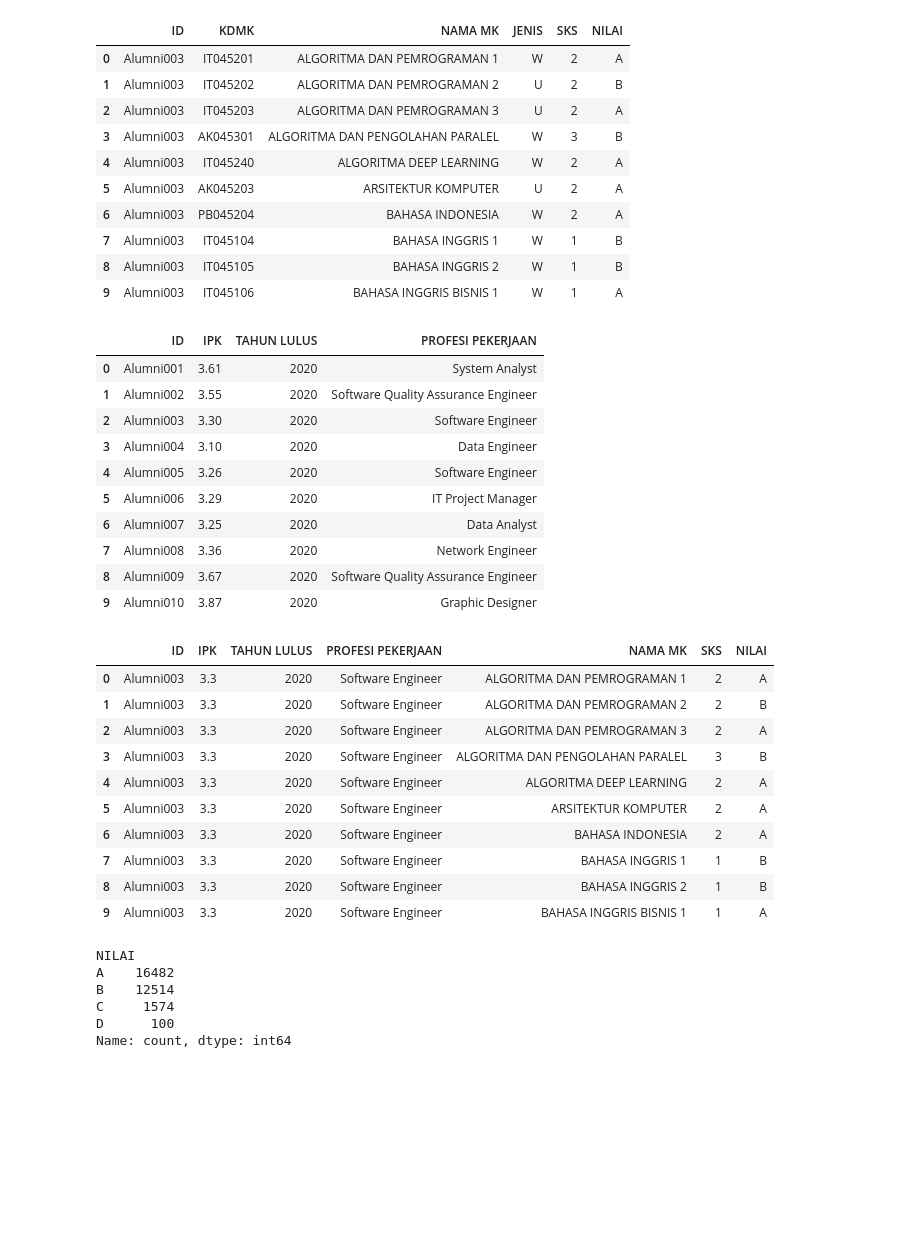
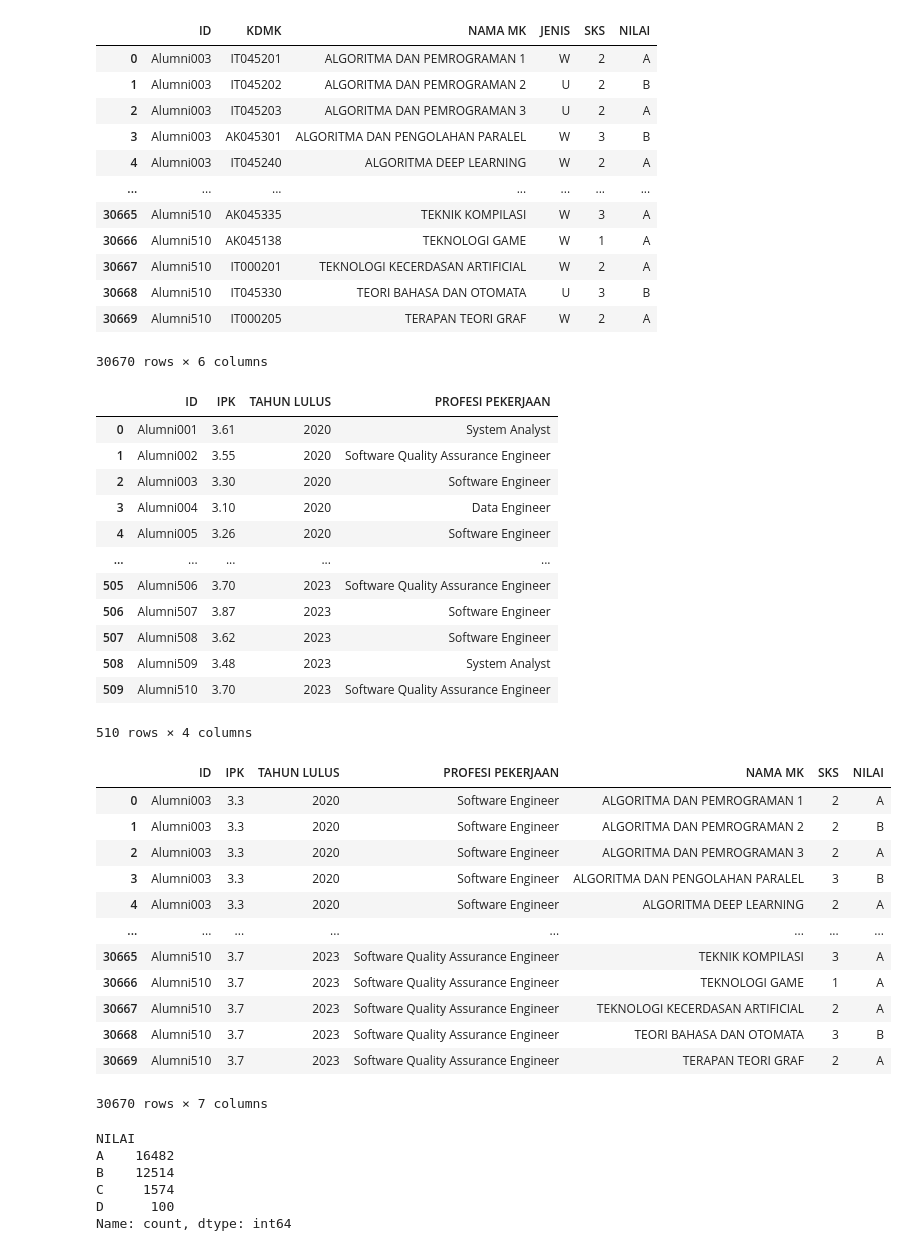
Before and after one commit to riqalter/PrediksiProfesi, a Jupyter notebook: NotebookVer2-torch-newdataset.ipynb, the cells around one changed output. Saved outputs shown, nothing was run; the diff lists cells and outputs as text; code cells hidden in the pictures; blank space fills up the shorter version.

Commit message:
update new merge dataset

```diff
--- a/NotebookVer2-torch-newdataset.ipynb
+++ b/NotebookVer2-torch-newdataset.ipynb
@@ -10,7 +10,7 @@ warnings.filterwarnings('ignore')
 data_nilai = pd.read_csv('dataset/Data Nilai Mata Kuliah Alumni Prodi Informatika Universitas Gunadarma_Ver2 - NilaiVer2.csv')
 data_profesi = pd.read_csv('dataset/Data Profil Alumni Prodi Informatika Universitas Gunadarma_Ver2 - ProfesiVer2.csv')
 # %%
-data_nilai.head(10)
+data_nilai
 # %% [output]
 |  | ID | KDMK | NAMA MK | JENIS | SKS | NILAI |
 | 0 | Alumni003 | IT045201 | ALGORITMA DAN PEMROGRAMAN 1 | W | 2 | A |
@@ -18,13 +18,15 @@ data_nilai.head(10)
 | 2 | Alumni003 | IT045203 | ALGORITMA DAN PEMROGRAMAN 3 | U | 2 | A |
 | 3 | Alumni003 | AK045301 | ALGORITMA DAN PENGOLAHAN PARALEL | W | 3 | B |
 | 4 | Alumni003 | IT045240 | ALGORITMA DEEP LEARNING | W | 2 | A |
-| 5 | Alumni003 | AK045203 | ARSITEKTUR KOMPUTER | U | 2 | A |
-| 6 | Alumni003 | PB045204 | BAHASA INDONESIA | W | 2 | A |
-| 7 | Alumni003 | IT045104 | BAHASA INGGRIS 1 | W | 1 | B |
-| 8 | Alumni003 | IT045105 | BAHASA INGGRIS 2 | W | 1 | B |
-| 9 | Alumni003 | IT045106 | BAHASA INGGRIS BISNIS 1 | W | 1 | A |
+| ... | ... | ... | ... | ... | ... | ... |
+| 30665 | Alumni510 | AK045335 | TEKNIK KOMPILASI | W | 3 | A |
+| 30666 | Alumni510 | AK045138 | TEKNOLOGI GAME | W | 1 | A |
+| 30667 | Alumni510 | IT000201 | TEKNOLOGI KECERDASAN ARTIFICIAL | W | 2 | A |
+| 30668 | Alumni510 | IT045330 | TEORI BAHASA DAN OTOMATA | U | 3 | B |
+| 30669 | Alumni510 | IT000205 | TERAPAN TEORI GRAF | W | 2 | A |
+30670 rows × 6 columns
 # %%
-data_profesi.head(10)
+data_profesi
 # %% [output]
 |  | ID | IPK | TAHUN LULUS | PROFESI PEKERJAAN |
 | 0 | Alumni001 | 3.61 | 2020 | System Analyst |
@@ -32,11 +34,13 @@ data_profesi.head(10)
 | 2 | Alumni003 | 3.30 | 2020 | Software Engineer |
 | 3 | Alumni004 | 3.10 | 2020 | Data Engineer |
 | 4 | Alumni005 | 3.26 | 2020 | Software Engineer |
-| 5 | Alumni006 | 3.29 | 2020 | IT Project Manager |
-| 6 | Alumni007 | 3.25 | 2020 | Data Analyst |
-| 7 | Alumni008 | 3.36 | 2020 | Network Engineer |
-| 8 | Alumni009 | 3.67 | 2020 | Software Quality Assurance Engineer |
-| 9 | Alumni010 | 3.87 | 2020 | Graphic Designer |
+| ... | ... | ... | ... | ... |
+| 505 | Alumni506 | 3.70 | 2023 | Software Quality Assurance Engineer |
+| 506 | Alumni507 | 3.87 | 2023 | Software Engineer |
+| 507 | Alumni508 | 3.62 | 2023 | Software Engineer |
+| 508 | Alumni509 | 3.48 | 2023 | System Analyst |
+| 509 | Alumni510 | 3.70 | 2023 | Software Quality Assurance Engineer |
+510 rows × 4 columns
 # %%
 # Remove the columns 'KDMK' and 'JENIS' from the 'nilai_alumni' dataset
 nilai_alumni_cleaned = data_nilai.drop(columns=['KDMK', 'JENIS'])
@@ -44,19 +48,21 @@ nilai_alumni_cleaned = data_nilai.drop(columns=['KDMK', 'JENIS'])
 # Merge the two datasets based on 'ID' and perform one-hot encoding on the 'NAMA MK' (subject names) column
 merged_data = pd.merge(data_profesi, nilai_alumni_cleaned, on='ID')
 # %%
-merged_data.head(10)
+merged_data
 # %% [output]
 |  | ID | IPK | TAHUN LULUS | PROFESI PEKERJAAN | NAMA MK | SKS | NILAI |
 | 0 | Alumni003 | 3.3 | 2020 | Software Engineer | ALGORITMA DAN PEMROGRAMAN 1 | 2 | A |
 | 1 | Alumni003 | 3.3 | 2020 | Software Engineer | ALGORITMA DAN PEMROGRAMAN 2 | 2 | B |
 | 2 | Alumni003 | 3.3 | 2020 | Software Engineer | ALGORITMA DAN PEMROGRAMAN 3 | 2 | A |
 | 3 | Alumni003 | 3.3 | 2020 | Software Engineer | ALGORITMA DAN PENGOLAHAN PARALEL | 3 | B |
 | 4 | Alumni003 | 3.3 | 2020 | Software Engineer | ALGORITMA DEEP LEARNING | 2 | A |
-| 5 | Alumni003 | 3.3 | 2020 | Software Engineer | ARSITEKTUR KOMPUTER | 2 | A |
-| 6 | Alumni003 | 3.3 | 2020 | Software Engineer | BAHASA INDONESIA | 2 | A |
-| 7 | Alumni003 | 3.3 | 2020 | Software Engineer | BAHASA INGGRIS 1 | 1 | B |
-| 8 | Alumni003 | 3.3 | 2020 | Software Engineer | BAHASA INGGRIS 2 | 1 | B |
-| 9 | Alumni003 | 3.3 | 2020 | Software Engineer | BAHASA INGGRIS BISNIS 1 | 1 | A |
+| ... | ... | ... | ... | ... | ... | ... | ... |
+| 30665 | Alumni510 | 3.7 | 2023 | Software Quality Assurance Engineer | TEKNIK KOMPILASI | 3 | A |
+| 30666 | Alumni510 | 3.7 | 2023 | Software Quality Assurance Engineer | TEKNOLOGI GAME | 1 | A |
+| 30667 | Alumni510 | 3.7 | 2023 | Software Quality Assurance Engineer | TEKNOLOGI KECERDASAN ARTIFICIAL | 2 | A |
+| 30668 | Alumni510 | 3.7 | 2023 | Software Quality Assurance Engineer | TEORI BAHASA DAN OTOMATA | 3 | B |
+| 30669 | Alumni510 | 3.7 | 2023 | Software Quality Assurance Engineer | TERAPAN TEORI GRAF | 2 | A |
+30670 rows × 7 columns
 # %%
 # To see the count of each grade
 grade_counts = merged_data['NILAI'].value_counts()
```
Also changed, not shown: parts of 2 cells of this notebook, 2 other files.
